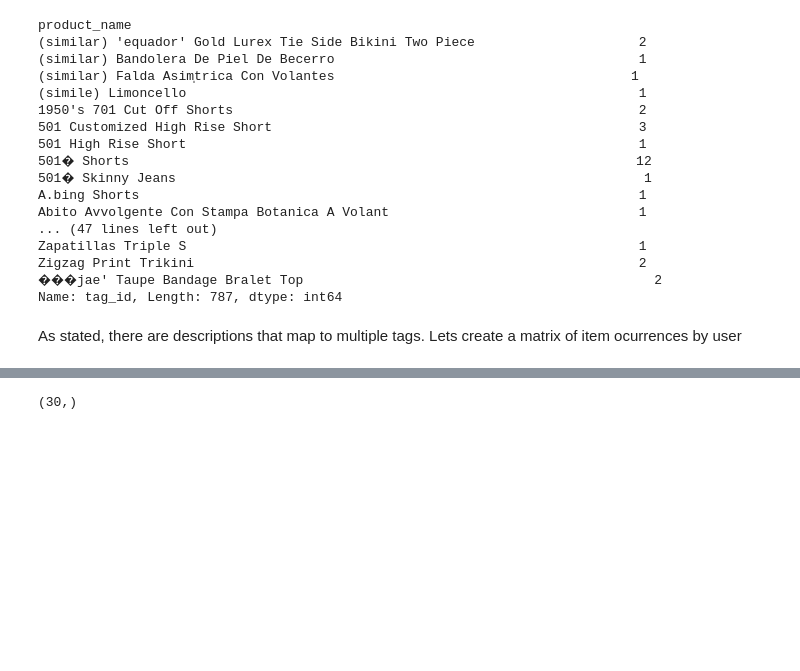
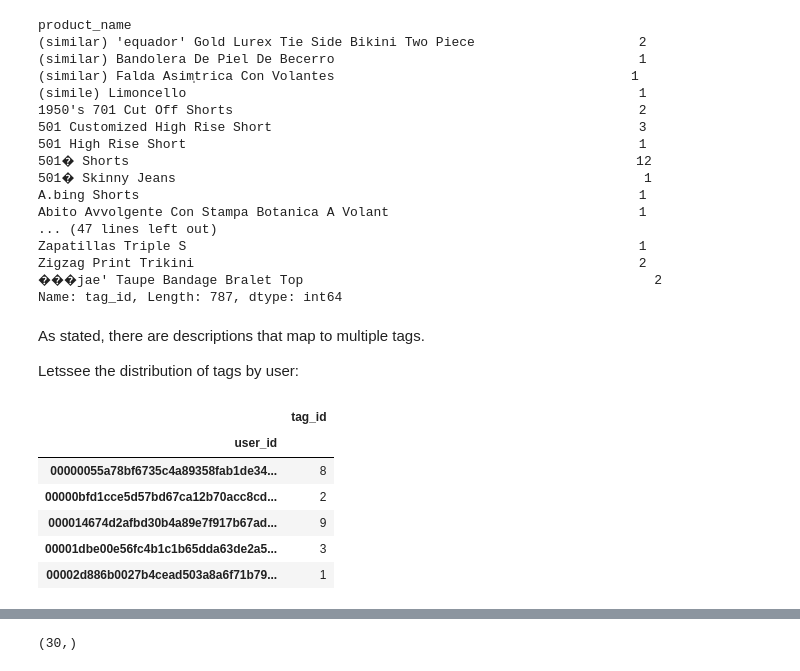
Before and after one commit to hjlopes/collaborative-filtering, a Jupyter notebook: notebooks/EDA and Base Collaborative Engine.ipynb, the cells around one changed output, grey strips where cells are left out. Cells and saved outputs as stored; diff of their text form; code cells hidden in the pictures; blank space fills up the shorter version.

```diff
--- a/notebooks/eda.ipynb
+++ b/notebooks/EDA and Base Collaborative Engine.ipynb
@@ -96,4 +97,17 @@ Zigzag Print Trikini                                                         2
 ���jae' Taupe Bandage Bralet Top                                             2
 Name: tag_id, Length: 787, dtype: int64
 # %% [markdown]
-As stated, there are descriptions that map to multiple tags. Lets create a matrix of item ocurrences by user
+As stated, there are descriptions that map to multiple tags.
+
+Letssee the distribution of tags by user:
+# %%
+tag_df = data.groupby(['user_id']).agg({'tag_id': 'count'}).rename({'tag_id':'tag_count'})
+tag_df.head()
+# %% [output]
+|  | tag_id |
+| user_id |  |
+| 00000055a78bf6735c4a89358fab1de34... | 8 |
+| 00000bfd1cce5d57bd67ca12b70acc8cd... | 2 |
+| 000014674d2afbd30b4a89e7f917b67ad... | 9 |
+| 00001dbe00e56fc4b1c1b65dda63de2a5... | 3 |
+| 00002d886b0027b4cead503a8a6f71b79... | 1 |
```
Also changed, not shown: parts of 20 cells of this notebook.
